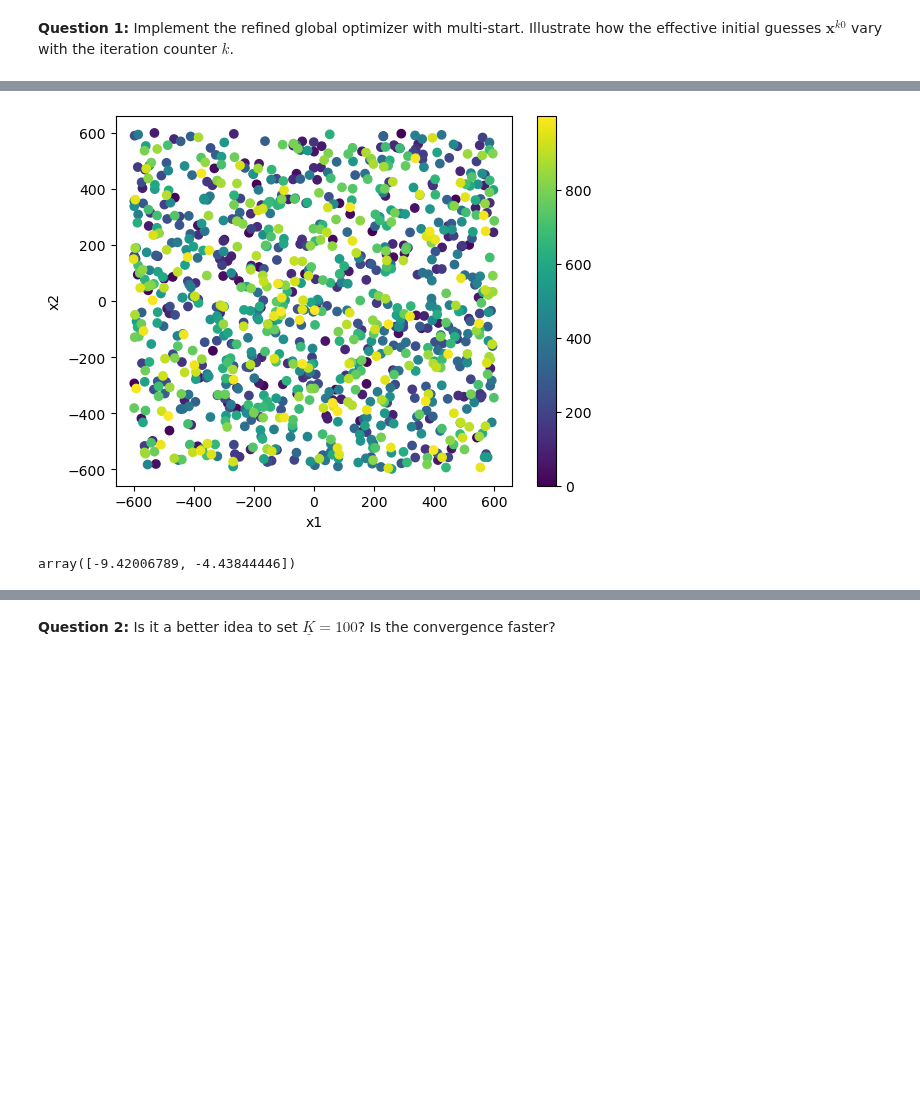
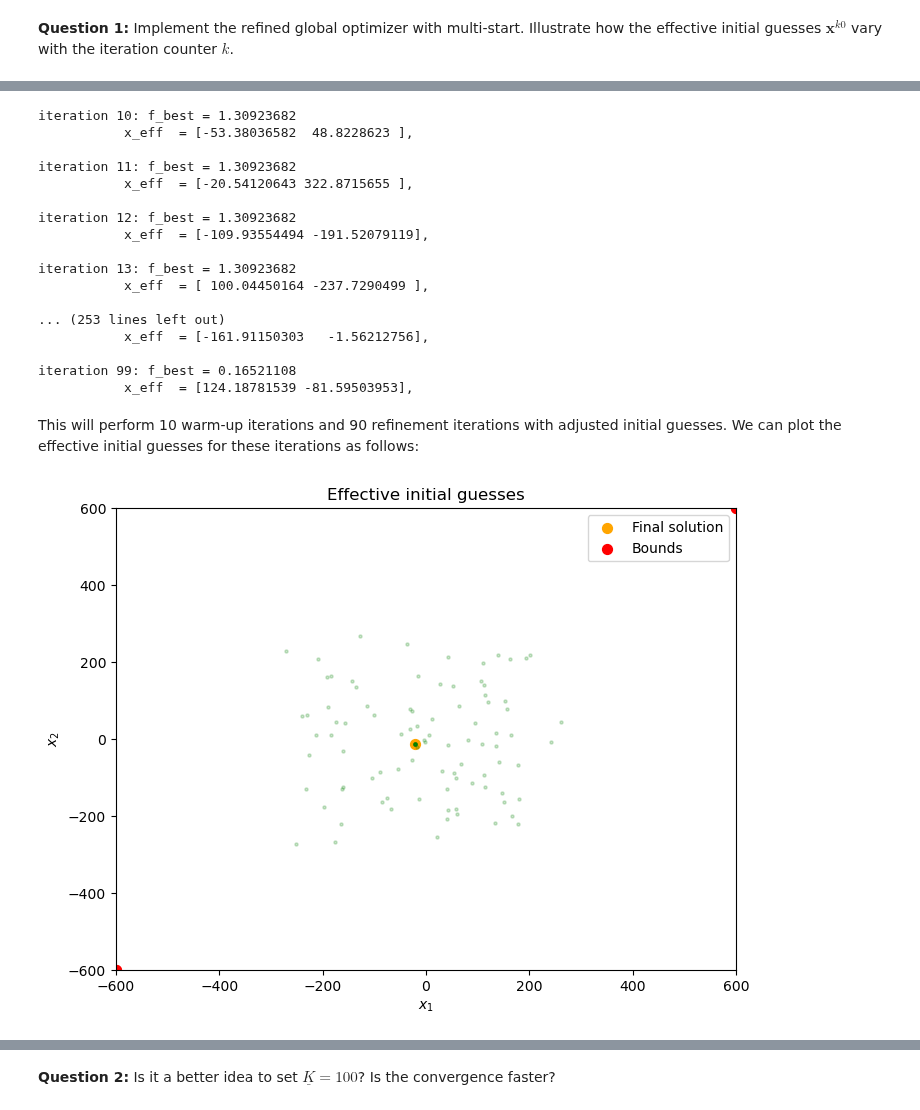
Before and after one commit to NumEconCopenhagen/projects-2023-mc, a Jupyter notebook: examproject/Exam-2023-notebook.ipynb, the cells around one changed output, grey strips where cells are left out. Saved outputs shown, nothing was run; the diff lists cells and outputs as text; code cells hidden in the pictures; blank space fills up the shorter version.

```diff
--- a/examproject/Exam-2023-notebook.ipynb
+++ b/examproject/Exam-2023-notebook.ipynb
@@ -717,10 +738,57 @@ def multi_start_optimizer(bounds, tau, K_u, K):
 # %%
-bounds = [-600, 600]
+bounds = np.array([[-600, 600], [-600, 600]])
 tau = 1e-8
-K_u = 10
-K = 1000
+K_warmup = 10
+K = 100
 
-multi_start_optimizer(bounds, tau, K_u, K)
+x_best, f_best = global_opt(bounds, tau, K, K_warmup)
 # %% [output]
-[figure, removed]
-array([-9.42006789, -4.43844446])
+iteration 10: f_best = 1.30923682
+           x_eff  = [-53.38036582  48.8228623 ],
+
+iteration 11: f_best = 1.30923682
+           x_eff  = [-20.54120643 322.8715655 ],
+
+iteration 12: f_best = 1.30923682
+           x_eff  = [-109.93554494 -191.52079119],
+
+iteration 13: f_best = 1.30923682
+           x_eff  = [ 100.04450164 -237.7290499 ],
+
+... (253 lines left out)
+           x_eff  = [-161.91150303   -1.56212756],
+
+iteration 99: f_best = 0.16521108
+           x_eff  = [124.18781539 -81.59503953],
+# %% [markdown]
+This will perform 10 warm-up iterations and 90 refinement iterations with adjusted initial guesses. We can plot the effective initial guesses for these iterations as follows:
+# %%
+# Plot effective initial guesses
+plt.figure(figsize=(8, 6))
+plt.scatter(x_best[0], x_best[1], color="orange", s=50, label="Final solution")
+plt.scatter(bounds[:, 0], bounds[:, 0], color="red", s=50, label="Bounds")
+plt.scatter(bounds[:, 1], bounds[:, 1], color="red", s=50)
+for k in range(K):
+    if k < K_warmup:
+        # Use best point from warm-up iterations as reference
+        x_ref = x_best
+    else:
+        # Calculate chi_k
+        chi_k = 0.5*2/(1+np.exp((k - K_warmup)/100))
+
+        # Adjust initial guess
+        xk = np.random.uniform(bounds[:, 0], bounds[:, 1])
+        x_ref = chi_k * xk + (1 - chi_k) * x_best
+
+    plt.scatter(x_ref[0], x_ref[1], color="green",
+                alpha=0.2, s=5)
+
+plt.legend()
+plt.xlim(bounds[0])
+plt.ylim(bounds[1])
+plt.xlabel(r"$x_1$")
+plt.ylabel(r"$x_2$")
+plt.title("Effective initial guesses")
+plt.show()
+# %% [output]
+[figure, added]
```
Also changed, not shown: parts of 15 cells of this notebook.
